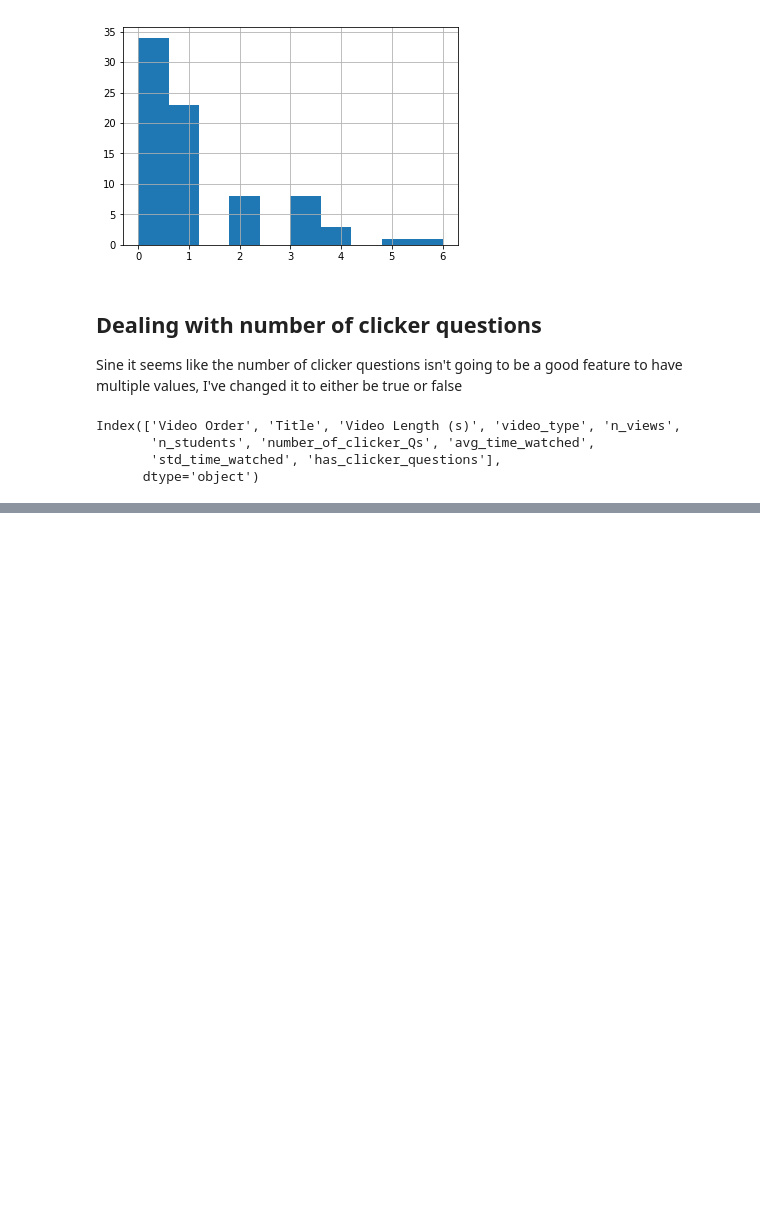
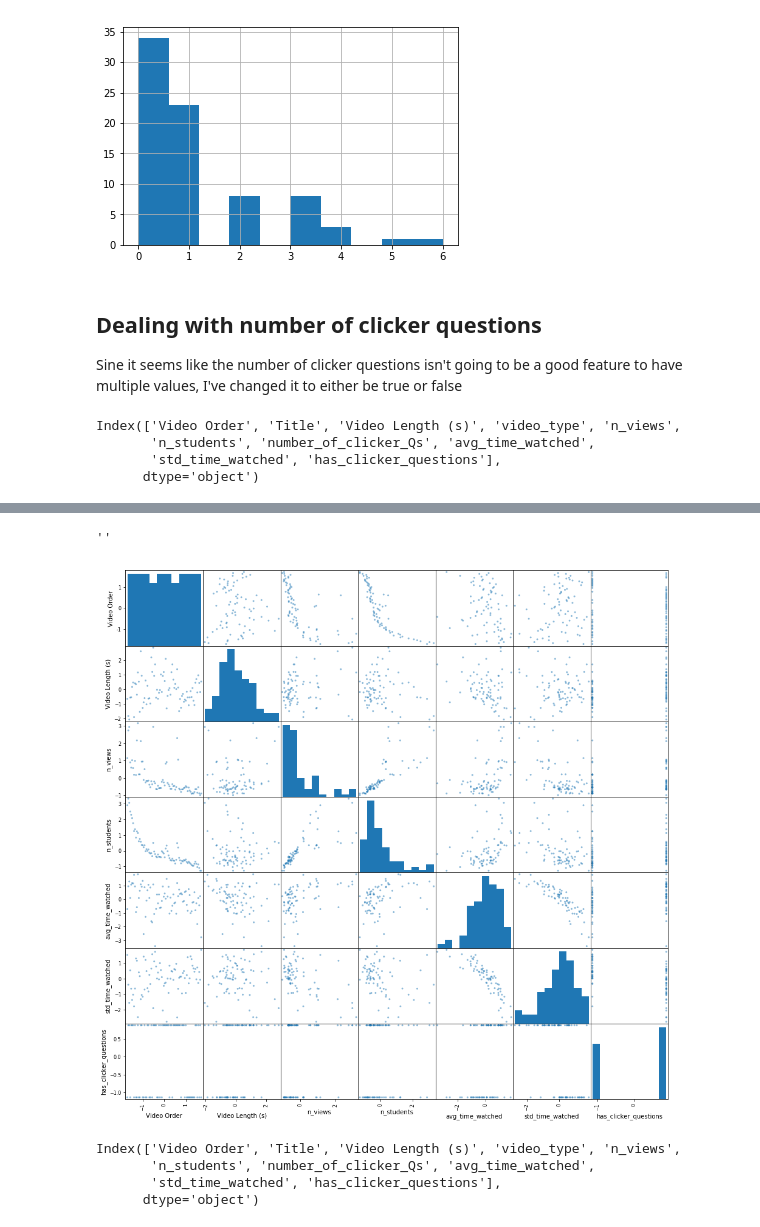
Before and after one commit to PERLMSU/quantitative-analysis-group, a Jupyter notebook: python/logistic regression - classifying video types.ipynb, the cells around one changed output, grey strips where cells are left out. Saved outputs shown, nothing was run; the diff lists cells and outputs as text; code cells hidden in the pictures; blank space fills up the shorter version.

```diff
--- a/python/logistic regression - classifying video types.ipynb
+++ b/python/logistic regression - classifying video types.ipynb
@@ -66,0 +144,15 @@ array([[ 7,  1],
+# %%
+scaled_df = pd.DataFrame(preprocessing.scale(df[features]), columns=features)
+# %%
+pdplot.scatter_matrix(scaled_df, figsize=(16, 16))
+''
+# %% [output]
+''
+[figure, added]
+# %%
+df.columns
+# %% [output]
+Index(['Video Order', 'Title', 'Video Length (s)', 'video_type', 'n_views',
+       'n_students', 'number_of_clicker_Qs', 'avg_time_watched',
+       'std_time_watched', 'has_clicker_questions'],
+      dtype='object')
```
Also changed, not shown: parts of 15 cells of this notebook.
